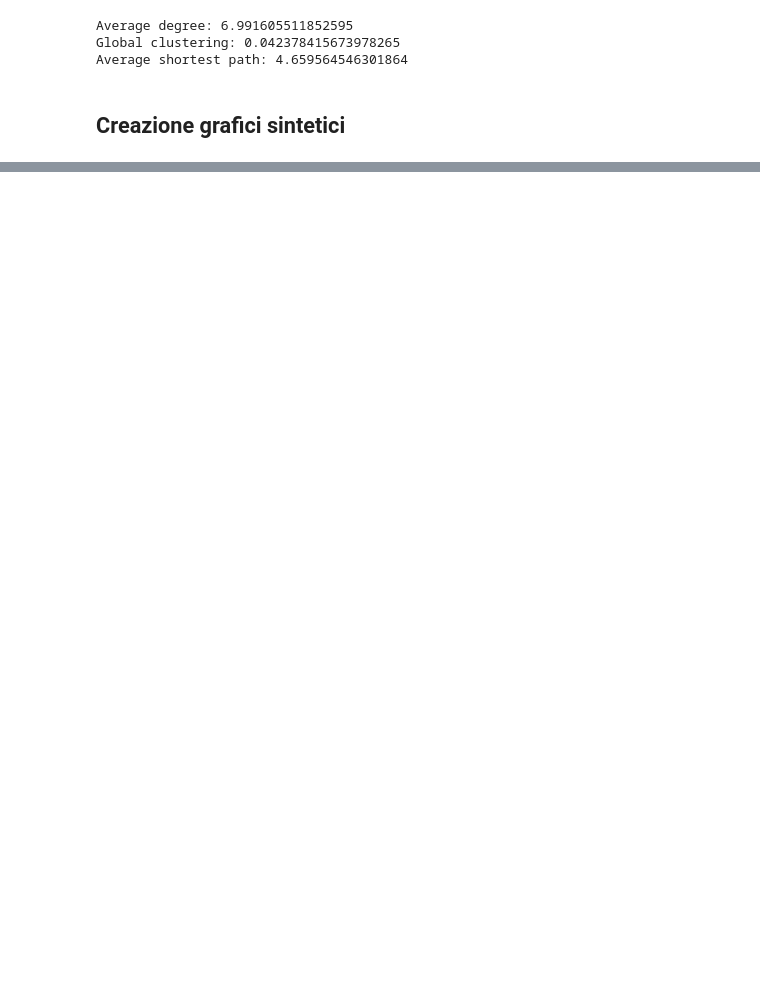
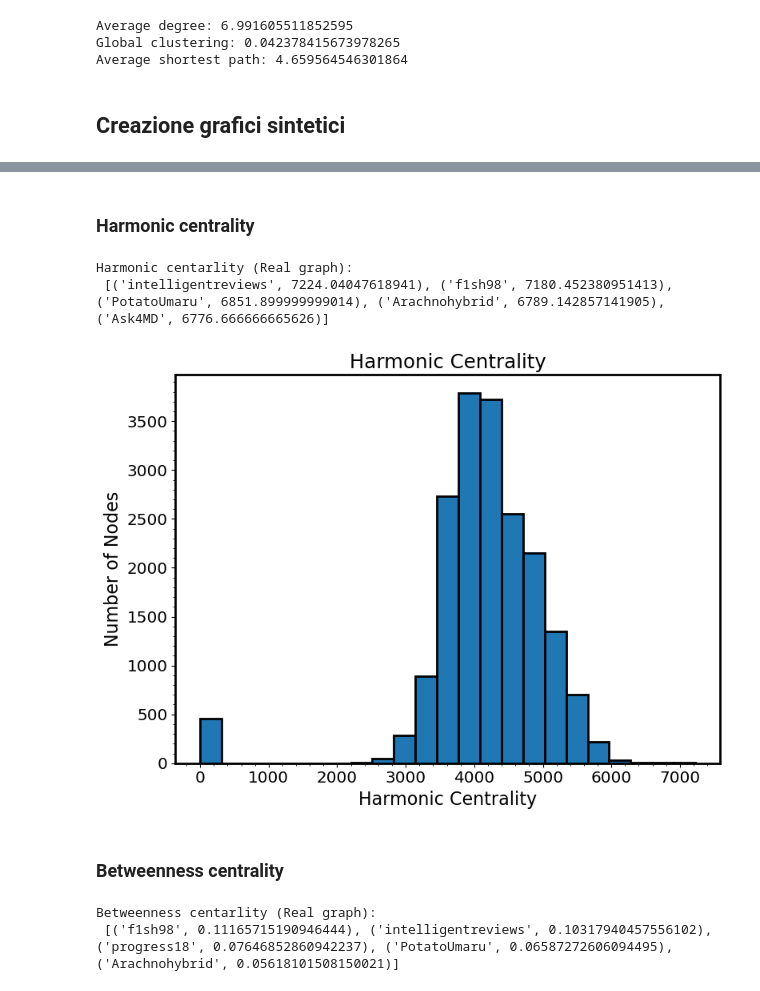
Before and after one commit to LeonardoCaridi/2024_caridi, a Jupyter notebook: network_analysis/Network_analysis.ipynb, the cells around one changed output, grey strips where cells are left out. Drawn from its saved outputs; the diff is of its cells as text; code cells hidden in the pictures; blank space fills up the shorter version.

```diff
--- a/network_analysis/Network_analysis.ipynb
+++ b/network_analysis/Network_analysis.ipynb
@@ -123,0 +354,29 @@ random_graph = nx.erdos_renyi_graph(N, L/L_max)  # p = L/L_max
+# %%
+# Salva su json
+with open(os.path.join("centrality","closeness_centrality.json"), "w") as f:
+    json.dump(closeness, f, indent=4)
+# %% [markdown]
+### Harmonic centrality
+# %%
+LOAD = True # Per saltare i tempi di computazione elevati
+
+if LOAD:
+    with open(os.path.join("centrality","harmonic_centrality.json"), "r") as f:
+        harmonic = json.load(f)
+else:
+    harmonic = nx.harmonic_centrality(real_graph)
+# %%
+ranks = [(k, v) for k, v in sorted(harmonic.items(), key=lambda item: -item[1])]
+print(f"Harmonic centarlity (Real graph):\n {ranks[0:5]}\n")
+# %% [output]
+Harmonic centarlity (Real graph):
+ [('intelligentreviews', 7224.04047618941), ('f1sh98', 7180.452380951413), ('PotatoUmaru', 6851.899999999014), ('Arachnohybrid', 6789.142857141905), ('Ask4MD', 6776.666666665626)]
+# %%
+plt.hist(harmonic.values(), bins = 'doane', edgecolor='black', log=False)
+plt.title('Harmonic Centrality')
+plt.xlabel('Harmonic Centrality')
+plt.ylabel('Number of Nodes')
+plt.savefig(os.path.join("plots", "Harmonic_Centrality"))
+plt.show()
+# %% [output]
+[figure, added]
@@ -123,0 +387,2 @@ random_graph = nx.erdos_renyi_graph(N, L/L_max)  # p = L/L_max
+# %% [markdown]
+### Betweenness centrality
@@ -123,0 +397,6 @@ random_graph = nx.erdos_renyi_graph(N, L/L_max)  # p = L/L_max
+# %%
+ranks = [(k, v) for k, v in sorted(betweenness.items(), key=lambda item: -item[1])]
+print(f"Betweenness centarlity (Real graph):\n {ranks[0:5]}\n")
+# %% [output]
+Betweenness centarlity (Real graph):
+ [('f1sh98', 0.11165715190946444), ('intelligentreviews', 0.10317940457556102), ('progress18', 0.07646852860942237), ('PotatoUmaru', 0.06587272606094495), ('Arachnohybrid', 0.05618101508150021)]
```
Also changed, not shown: parts of 57 cells of this notebook, 8 other files.
